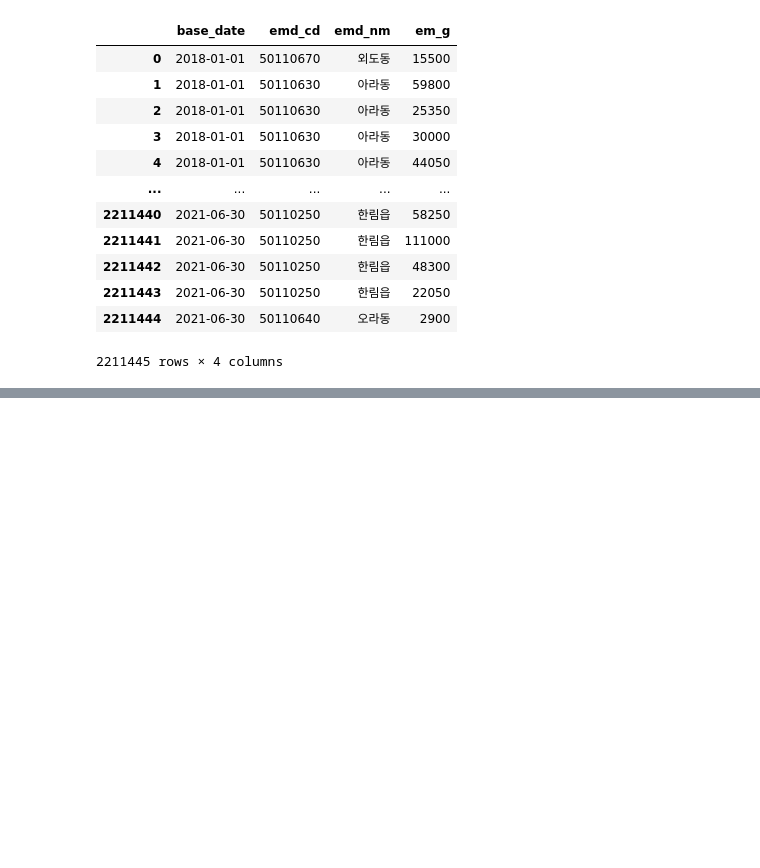
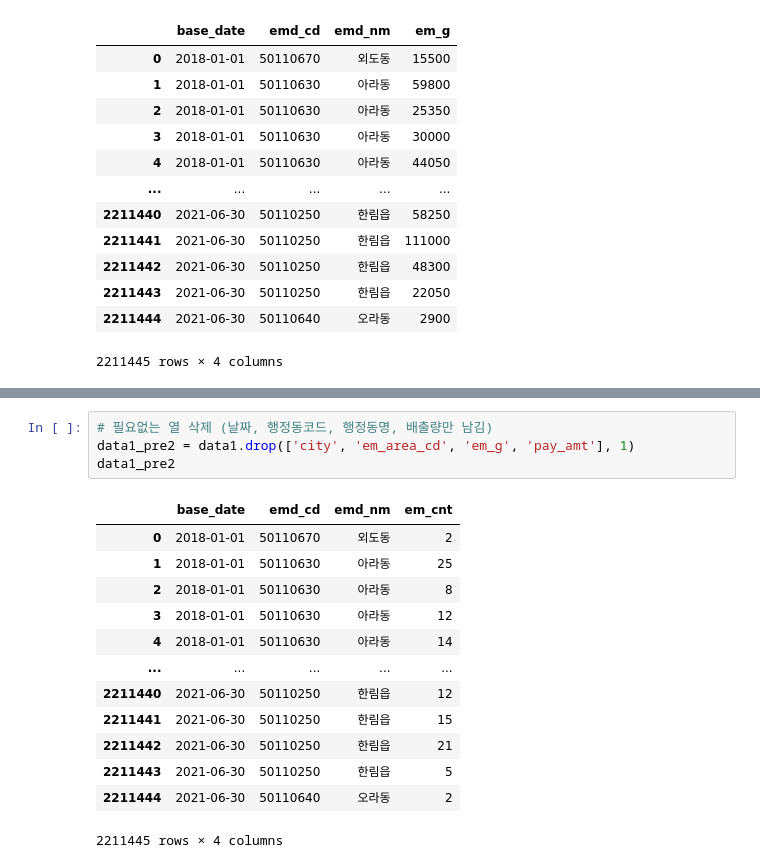
Before and after one commit to CUAI-CAU/BigContest_ECOtamra, a Jupyter notebook: data1_preprocessing.ipynb, the cells around one changed output, grey strips where cells are left out. Cells and saved outputs as stored; diff of their text form; blank space fills up the shorter version.

```diff
--- a/data1_preprocessing.ipynb
+++ b/data1_preprocessing.ipynb
@@ -99,0 +92,18 @@ monthly_output(50110670)
+# %%
+# 필요없는 열 삭제 (날짜, 행정동코드, 행정동명, 배출량만 남김)
+data1_pre2 = data1.drop(['city', 'em_area_cd', 'em_g', 'pay_amt'], 1)
+data1_pre2
+# %% [output]
+|  | base_date | emd_cd | emd_nm | em_cnt |
+| 0 | 2018-01-01 | 50110670 | 외도동 | 2 |
+| 1 | 2018-01-01 | 50110630 | 아라동 | 25 |
+| 2 | 2018-01-01 | 50110630 | 아라동 | 8 |
+| 3 | 2018-01-01 | 50110630 | 아라동 | 12 |
+| 4 | 2018-01-01 | 50110630 | 아라동 | 14 |
+| ... | ... | ... | ... | ... |
+| 2211440 | 2021-06-30 | 50110250 | 한림읍 | 12 |
+| 2211441 | 2021-06-30 | 50110250 | 한림읍 | 15 |
+| 2211442 | 2021-06-30 | 50110250 | 한림읍 | 21 |
+| 2211443 | 2021-06-30 | 50110250 | 한림읍 | 5 |
+| 2211444 | 2021-06-30 | 50110640 | 오라동 | 2 |
+2211445 rows × 4 columns
```
Also changed, not shown: parts of 13 cells of this notebook.
